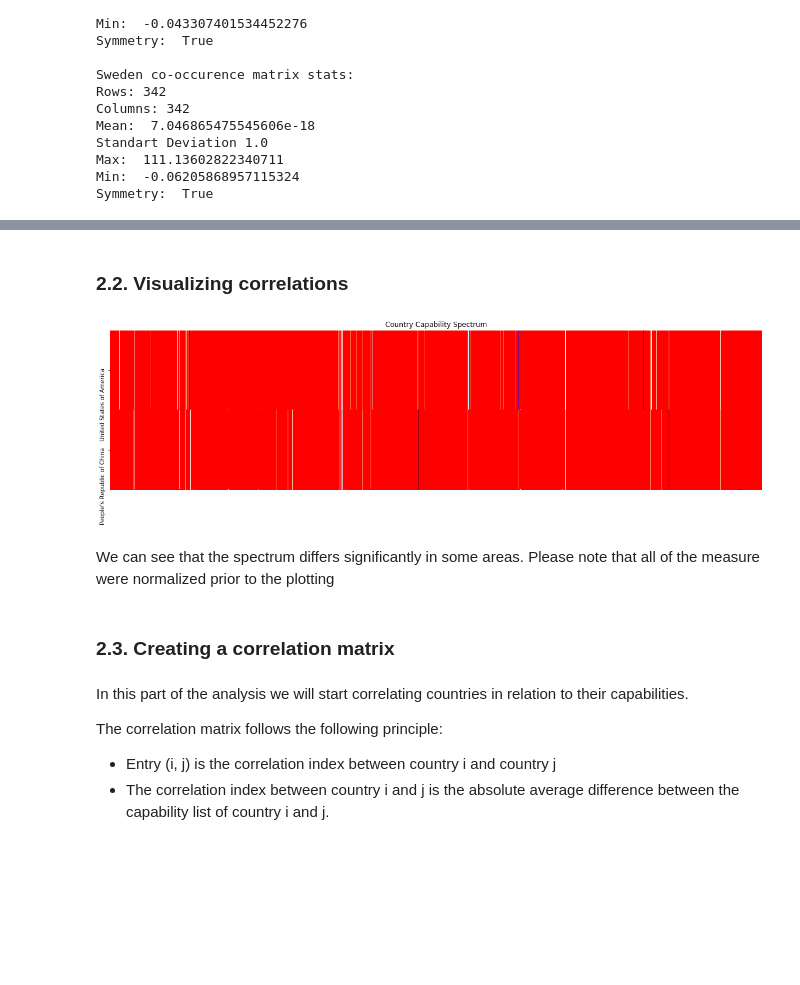
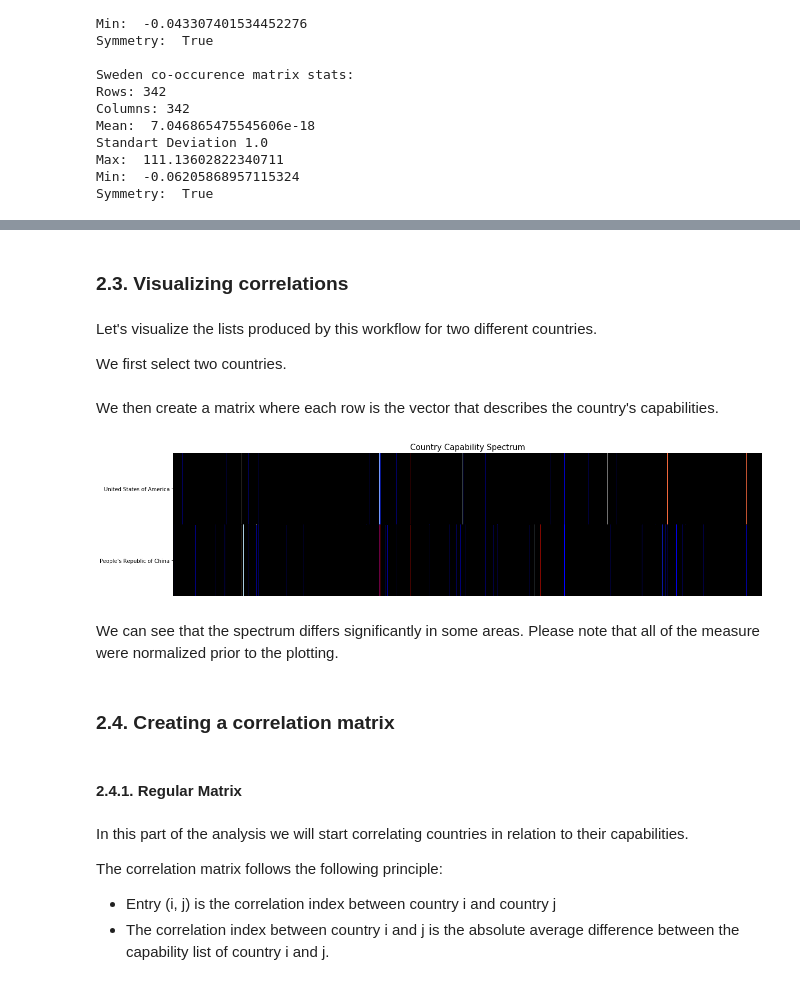
Before and after one commit to duarteocarmo/technological_capabilities, a Jupyter notebook: notebooks/Capability Correlations.ipynb, the cells around one changed output, grey strips where cells are left out. Saved outputs shown, nothing was run; the diff lists cells and outputs as text; code cells hidden in the pictures; blank space fills up the shorter version.

```diff
--- a/notebooks/Capability Correlations.ipynb
+++ b/notebooks/Capability Correlations.ipynb
@@ -304,27 +328,38 @@ def get_list_from(matrix):
         extension += 1
     return [element for column in only_valuable for element in column ]
 # %% [markdown]
-### 2.2. Visualizing correlations
+### 2.3. Visualizing correlations <a class="anchor" id="two-three"></a>
+# %% [markdown]
+Let's visualize the lists produced by this workflow for two different countries.
+
+We first select two countries.
+# %%
+spectrum_countries = ['''People's Republic of China''', 'United States of America']
+# %% [markdown]
+We then create a matrix where each row is the vector that describes the country's capabilities.
 # %%
-country_1_ = 'United States of America'
-country_2_ = '''People's Republic of China'''
+# apply functions to both countries
+country_1_list = get_list_from(get_country_matrix(spectrum_countries[0], normalization=True))
+country_2_list = get_list_from(get_country_matrix(spectrum_countries[1], normalization=True))
 
-country_1_list = get_list_from(get_country_matrix(country_1_, normalization=True))
-country_2_list = get_list_from(get_country_matrix(country_2_, normalization=True))
-
+# create a matrix where each row is a list of a country
 corelation = np.vstack((country_1_list, country_2_list))
 
+# plot the matrix
 plt.subplots(1,1,figsize=(20, 5))
 plt.subplot(111)
-sns.heatmap(corelation, cmap='flag', cbar=None, square=False, yticklabels=[country_1_, country_2_], xticklabels=False)
-plt.title('Country Capability Spectrum'.format(country_1_, country_2_))
+sns.heatmap(corelation, cmap='flag_r', cbar=None, square=False, yticklabels=[country_1_.value, country_2_.value], xticklabels=False)
+plt.yticks(rotation=0)
+plt.title('Country Capability Spectrum', size=15)
 plt.show()
 # %% [output]
-[figure, old version]
+[figure, new version]
 # %% [markdown]
-We can see that the spectrum differs significantly in some areas. Please note that all of the measure were normalized prior to the plotting
+We can see that the spectrum differs significantly in some areas. Please note that all of the measure were normalized prior to the plotting.
 # %% [markdown]
-### 2.3. Creating a correlation matrix
+### 2.4. Creating a correlation matrix <a class="anchor" id="two-four"></a>
+# %% [markdown]
+#### 2.4.1. Regular Matrix <a class="anchor" id="two-four-one"></a>
 # %% [markdown]
 In this part of the analysis we will start correlating countries in relation to their capabilities.
 
```
Also changed, not shown: parts of 95 cells of this notebook.
